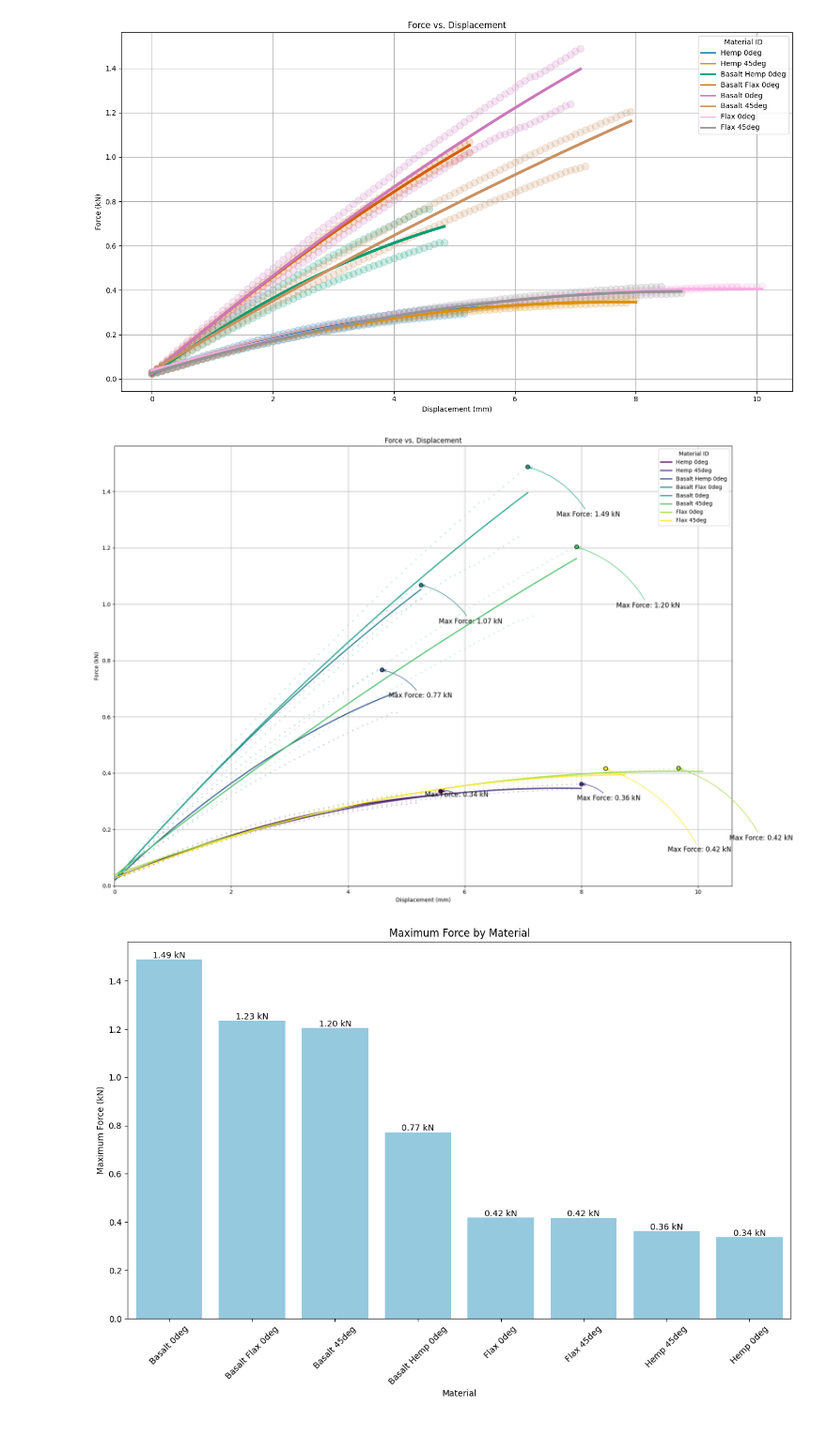
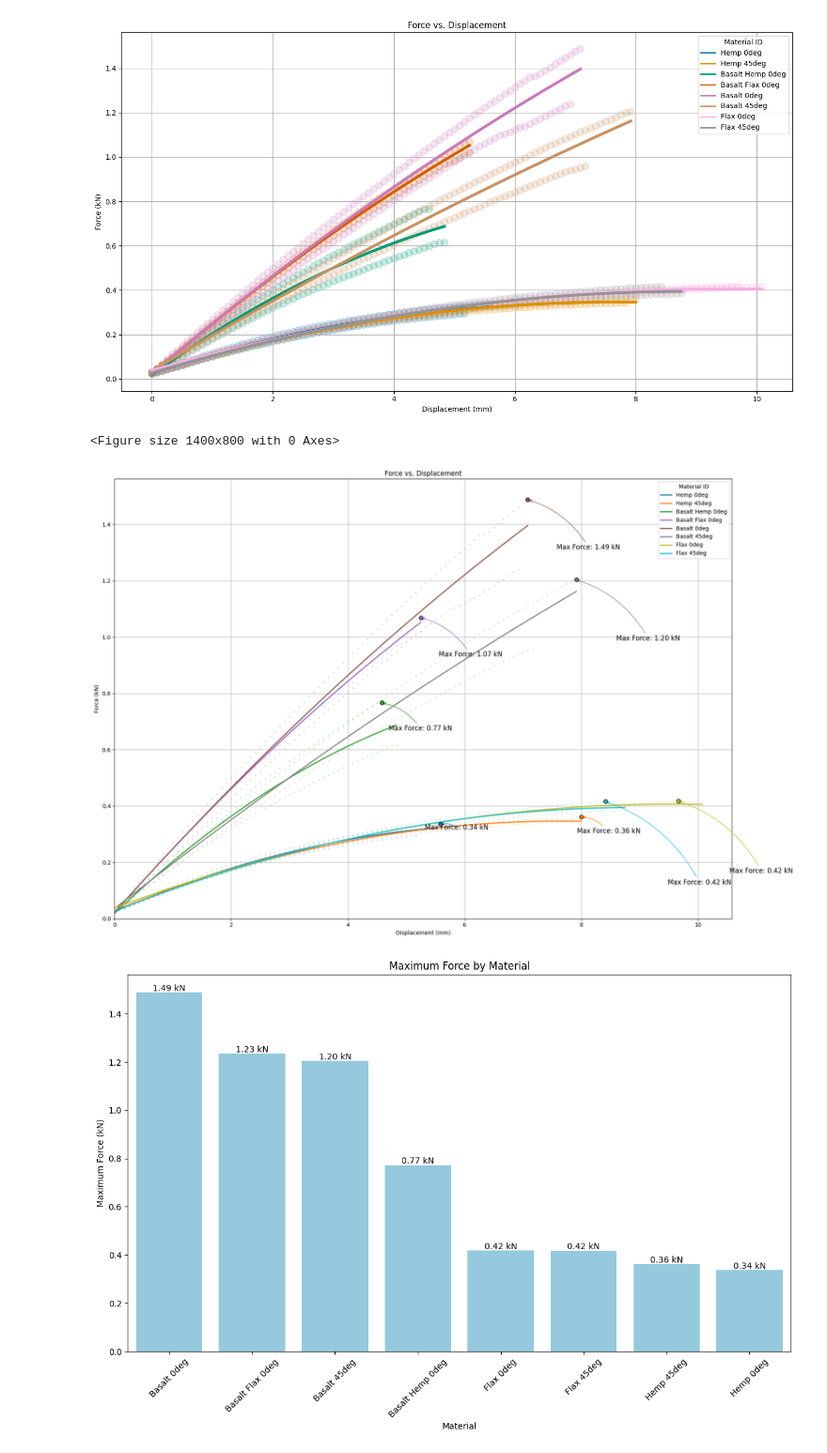
Before and after one commit to jamesbardin/ts_t, a Jupyter notebook: flexural.ipynb, the cells around one changed output. Shown at 94% size. Saved outputs shown, nothing was run; the diff lists cells and outputs as text; code cells hidden in the pictures.

```diff
--- a/flexural.ipynb
+++ b/flexural.ipynb
@@ -211,7 +211,13 @@ import numpy as np
 import pandas as pd
 
 # Assuming combined_df and color_map are already defined
+unique_materials = combined_df['Material_ID'].unique()
+colors = plt.cm.tab10(np.linspace(0, 1, len(unique_materials)))  # Use tab10 colormap, adjust as needed
 
+# Create a color map: Material -> color
+color_map = dict(zip(unique_materials, colors))
+
+plt.figure(figsize=(14, 8))
 plt.figure(figsize=(18, 12))
 
 annotation_positions = []
@@ -248,34 +254,35 @@ for material_id in unique_materials:
     # Determine a suitable position for the annotation
     xytext = (30, -10)  # Default annotation offset
 
     # Check for overlap and adjust position if necessary
     while any(np.linalg.norm(np.array((xytext[0], xytext[1])) - np.array(pos)) < 20 for pos in annotation_positions):
         xytext = (xytext[0] + 10, xytext[1] - 10)  # Adjust position to reduce overlap
 
     annotation_positions.append(xytext)  # Store the position
 
     # Annotate with a connection line
     plt.annotate(f'Max Force: {max_force:.2f} kN',
                  (max_force_disp, max_force),
                  textcoords="offset points",
                  xytext=xytext,
                  ha='center',
                  fontsize=12,
                  arrowprops=dict(arrowstyle="->", color=color_map[material_id], connectionstyle="arc3,rad=0.2"))
 
 # Add legend, titles, and labels
 plt.xlim(0, None)
 plt.ylim(0, None)
 plt.legend(title="Material ID")
 plt.title('Force vs. Displacement')
 plt.xlabel('Displacement (mm)')
 plt.ylabel('Force (kN)')
 plt.grid(True)
 plt.tight_layout()
 # plt.savefig('figs/polynomial_fit_ransac_per_material_corrected.png')
 plt.show()
 # %% [output]
+<Figure size 1400x800 with 0 Axes>
-[figure, old version]
+[figure, new version]
 # %%
 # Plot the max force on a  bar plot
 plt.figure(figsize=(14, 8))
```
Also changed, not shown: parts of 1 cell of this notebook.
